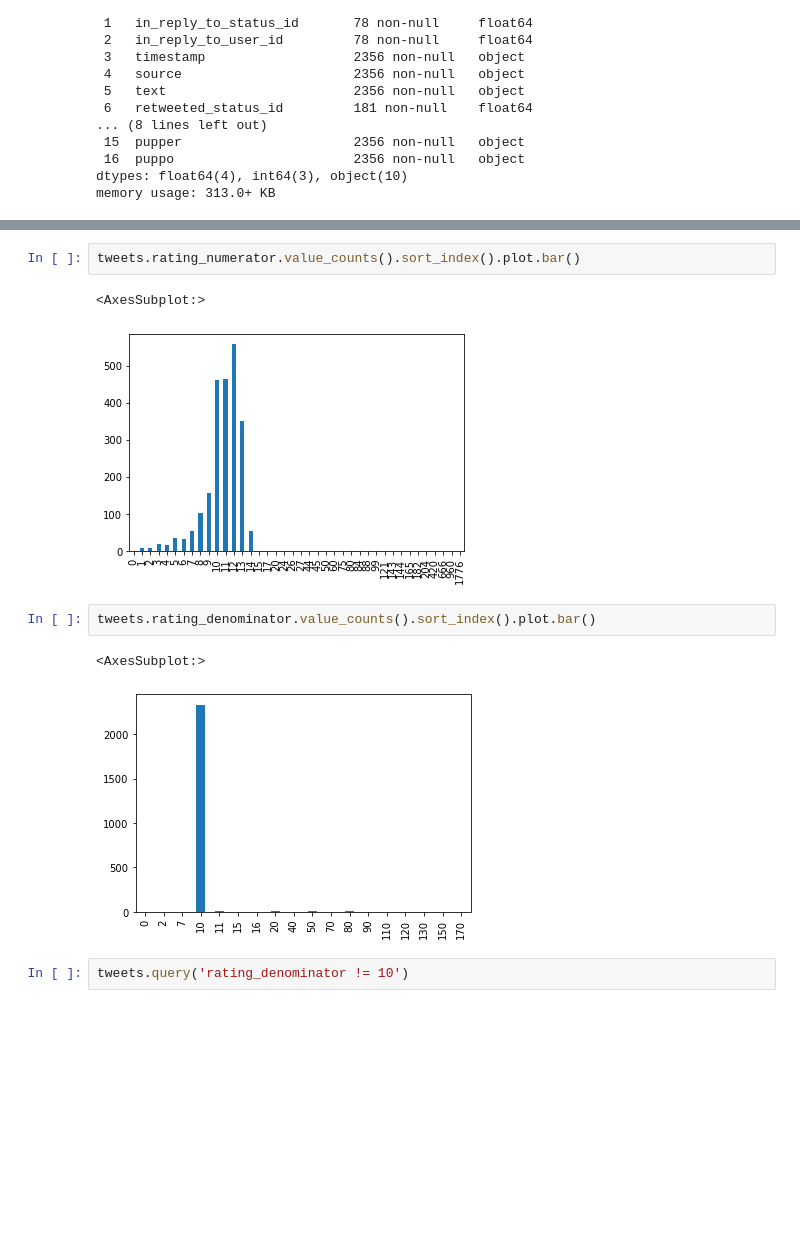
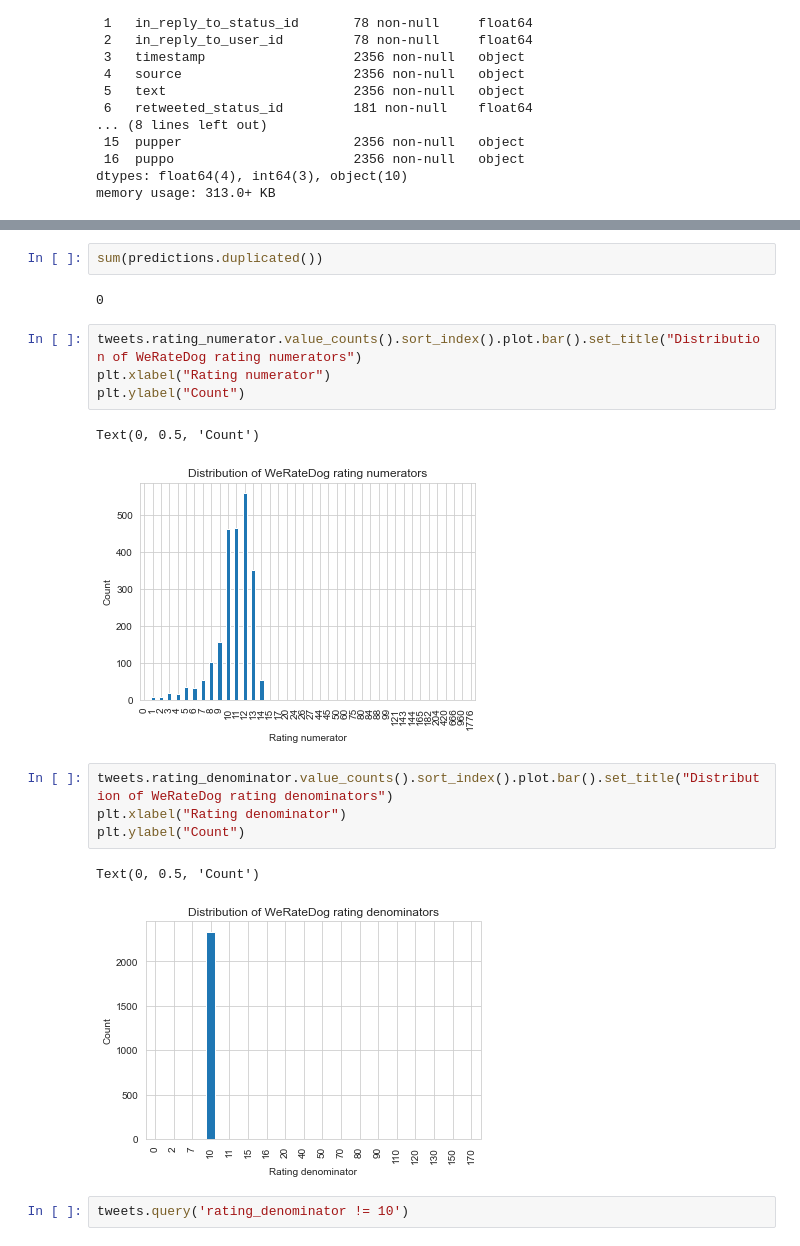
Before and after one commit to mstachl/WeRateDogs-Analysis, a Jupyter notebook: wrangle_act.ipynb, the cells around one changed output, grey strips where cells are left out. Saved outputs shown, nothing was run; the diff lists cells and outputs as text; blank space fills up the shorter version.

```diff
--- a/wrangle_act.ipynb
+++ b/wrangle_act.ipynb
@@ -160,13 +213,21 @@ memory usage: 313.0+ KB
+# %%
+sum(predictions.duplicated())
+# %% [output]
+0
 # %%
-tweets.rating_numerator.value_counts().sort_index().plot.bar()
+tweets.rating_numerator.value_counts().sort_index().plot.bar().set_title("Distribution of WeRateDog rating numerators")
+plt.xlabel("Rating numerator")
+plt.ylabel("Count")
 # %% [output]
-<AxesSubplot:>
+Text(0, 0.5, 'Count')
-[figure, old version]
+[figure, new version]
 # %%
-tweets.rating_denominator.value_counts().sort_index().plot.bar()
+tweets.rating_denominator.value_counts().sort_index().plot.bar().set_title("Distribution of WeRateDog rating denominators")
+plt.xlabel("Rating denominator")
+plt.ylabel("Count")
 # %% [output]
-<AxesSubplot:>
+Text(0, 0.5, 'Count')
-[figure, old version]
+[figure, new version]
 # %%
 tweets.query('rating_denominator != 10')
 # %% [output]
```
Also changed, not shown: parts of 132 cells of this notebook, 5 other files.
